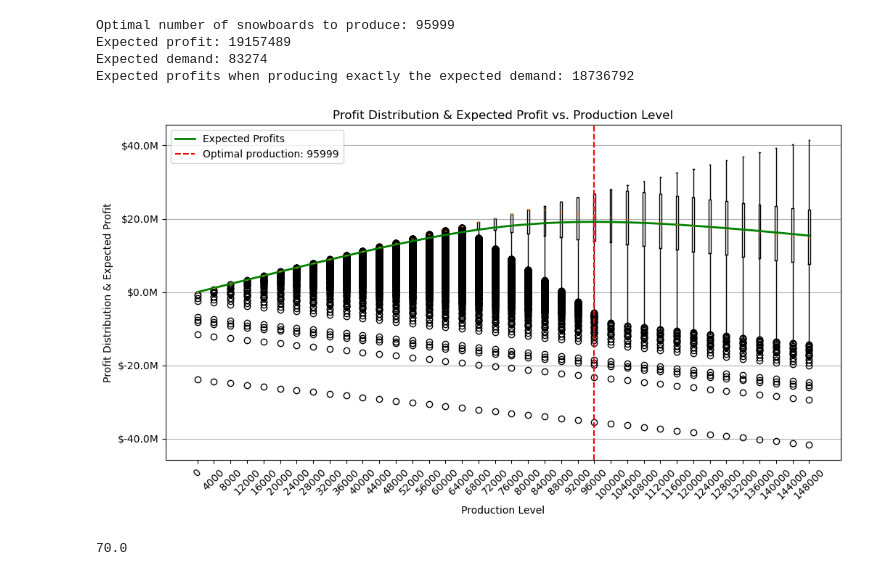
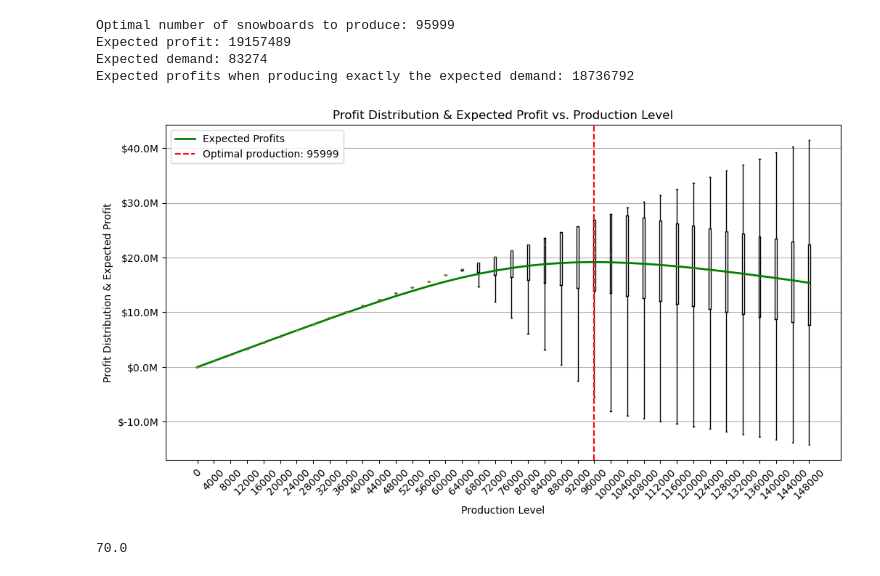
Before and after one commit to sam-hub708/544_Notebooks, a Jupyter notebook: 07_Optimization_of_decision_variables/01_Scotia_snowboard.ipynb, the cells around one changed output. Drawn from its saved outputs; the diff is of its cells as text; code cells hidden in the pictures.

```diff
--- a/07_Optimization_of_decision_variables/01_Scotia_snowboard.ipynb
+++ b/07_Optimization_of_decision_variables/01_Scotia_snowboard.ipynb
@@ -85,35 +85,35 @@ Expected profits when producing exactly the expected demand: 18736792
 def millions_formatter(x, pos):
     return f"${x * 1e-6:.1f}M"
 
 production_levels = list(range(0, 150_001, 4_000))
 profit_distributions = []
 expected_profits = []
 
 for produced in production_levels:
     profits = [calculate_profit(produced, demand, production_cost, selling_price, discounted_price) for demand in demand_scenarios]
     profit_distributions.append(profits)
     expected_profits.append(np.mean(profits))
 
 # Plot the profit distribution for each production level
 fig, ax = plt.subplots(figsize=(12, 6))
-ax.boxplot(profit_distributions, positions=production_levels, widths=500)
+ax.boxplot(profit_distributions, positions=production_levels, widths=500, showfliers=False)
 
 ax.plot(production_levels, expected_profits, color='g', linewidth=2, label='Expected Profits')
 
 ax.set_xticks(production_levels)
 ax.set_xticklabels(production_levels, rotation=45)
 ax.set_xlabel("Production Level")
 ax.set_ylabel("Profit Distribution & Expected Profit")
 ax.set_title("Profit Distribution & Expected Profit vs. Production Level")
 ax.axvline(x=optimal_production, color='r', linestyle='--', label=f'Optimal production: {optimal_production}')
 ax.legend()
 ax.yaxis.set_major_formatter(FuncFormatter(millions_formatter))
 
 ax.grid(axis='y')
 
 plt.show()
 # %% [output]
-[figure, old version]
+[figure, new version]
 # %%
 lambda_ = (selling_price - production_cost) / (selling_price - discounted_price) * 100
 print(lambda_)
```
Also changed, not shown: 4 other files.
